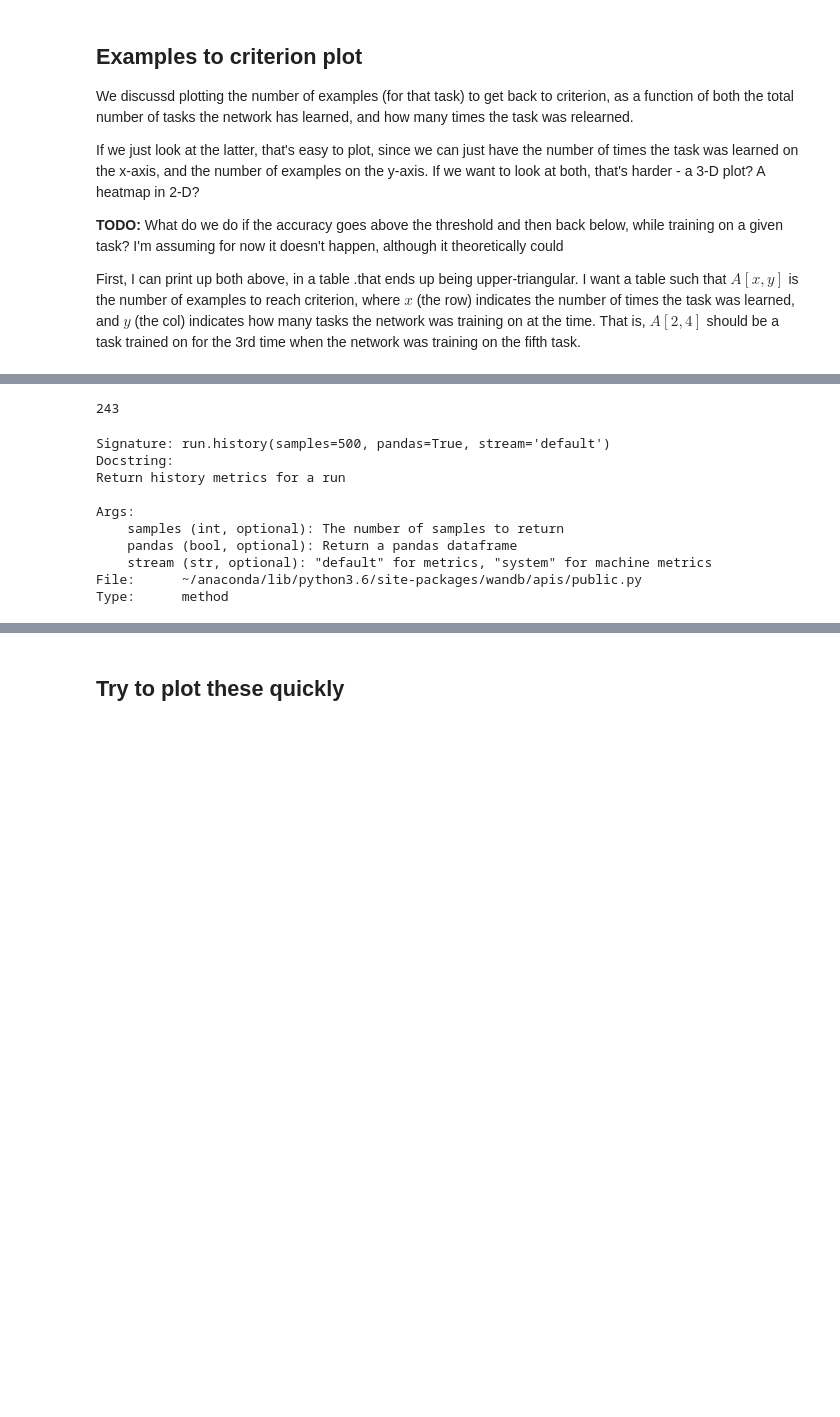
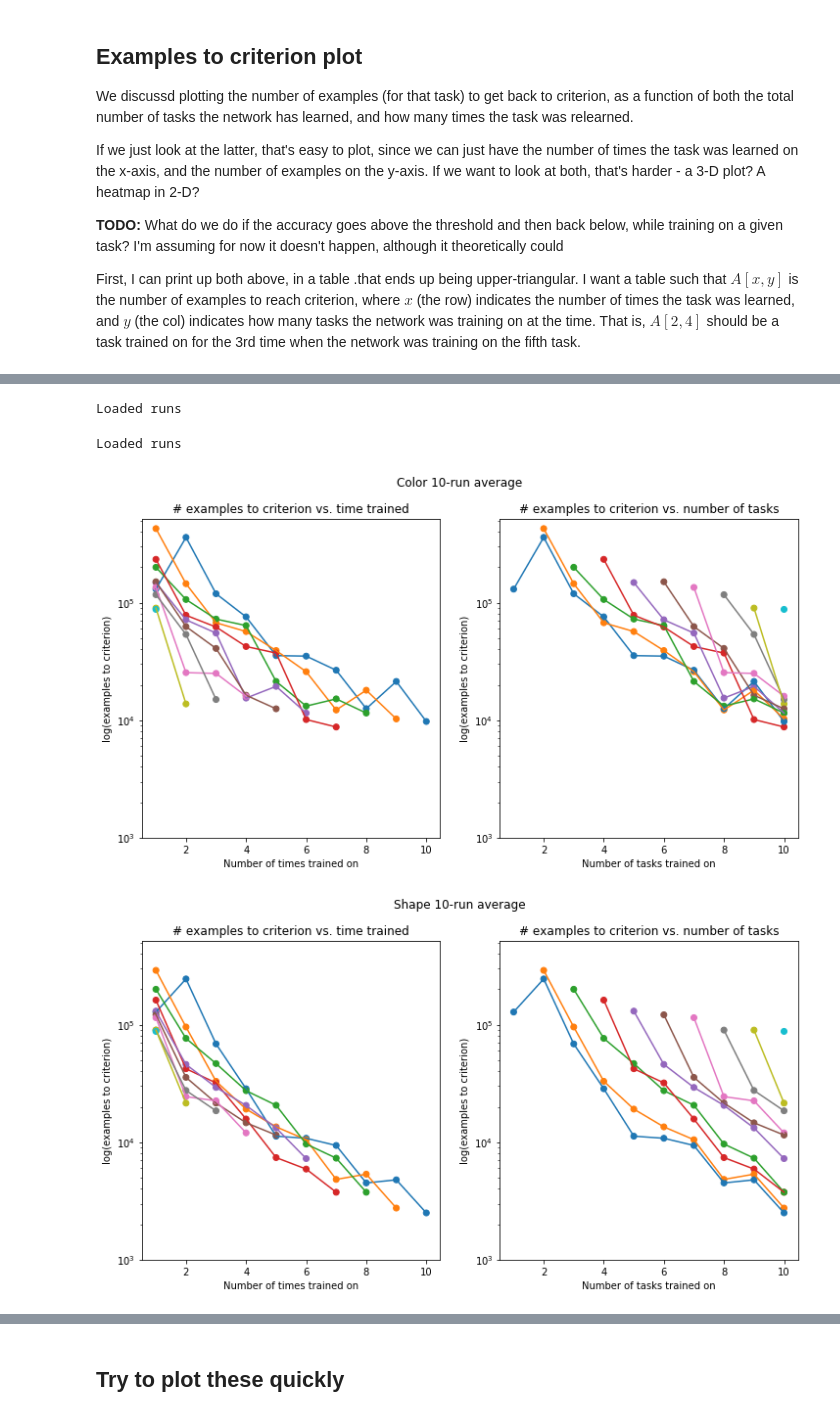
Before and after one commit to guydav/deep-learning-projects, a Jupyter notebook: notebooks/Meta_Learning_Baseline_Data_Analysis.ipynb, the cells around one changed output, grey strips where cells are left out. Cells and saved outputs as stored; diff of their text form; code cells hidden in the pictures; blank space fills up the shorter version.

Commit message:
More plotting work, including averaging over 10 and 50 runs per dimension

```diff
--- a/notebooks/Meta_Learning_Baseline_Data_Analysis.ipynb
+++ b/notebooks/Meta_Learning_Baseline_Data_Analysis.ipynb
@@ -154,15 +132,29 @@ pretty_print_results(accuracy_drop)
 # %%
-def average_multiple_runs(runs, count):
+def average_multiple_runs(runs):
     examples = []
     abs_accuracies = []
     accuracy_drops =[]
 
-    for i in range(count):
-        examples_to_criterion, absolute_accuracy, accuracy_drop = parse_run_results(current_run=runs[i])
+    for run in runs:
+        examples_to_criterion, absolute_accuracy, accuracy_drop = parse_run_results(current_run=run)
         examples.append(examples_to_criterion)
         abs_accuracies.append(absolute_accuracy)
         accuracy_drops.append(accuracy_drop)
 
     return np.mean(examples, axis=0), np.mean(abs_accuracies, axis=0), np.mean(accuracy_drops, axis=0)
 
-average_examples, average_abs_acc, average_acc_drop = average_multiple_runs(runs, 150)
+
+def runs_by_dimension(max_rep_id):
+    runs = api.runs('meta-learning-scaling/sequential-benchmark-baseline')
+
+    results = ([], [], [])
+
+    for run in runs:
+        run_id = int(run.description.split('\n')[0][-4:])
+        dimension = (run_id // 1000) - 1
+        rep = run_id % 1000
+        if rep < max_rep_id:
+            results[dimension].append(run)
+
+    return results
+# average_examples, average_abs_acc, average_acc_drop = average_multiple_runs(runs, 150)
@@ -189,17 +161,26 @@ vd2qgqtj stopped after 600 epochs
-# %%
-dict(run.summary)['_step']
-# %% [output]
-243
-# %%
-run.history?
-# %% [output]
-Signature: run.history(samples=500, pandas=True, stream='default')
-Docstring:
-Return history metrics for a run
-
-Args:
-    samples (int, optional): The number of samples to return
-    pandas (bool, optional): Return a pandas dataframe
-    stream (str, optional): "default" for metrics, "system" for machine metrics
-File:      ~/anaconda/lib/python3.6/site-packages/wandb/apis/public.py
-Type:      method
+# %%
+first_replication_by_dimension = runs_by_dimension(10)
+print('Loaded runs')
+first_replication_averages_by_dimension = [average_multiple_runs(run_set)
+                                           for run_set in first_replication_by_dimension]
+# %% [output]
+Loaded runs
+# %%
+five_replications_by_dimension = runs_by_dimension(50)
+print('Loaded runs')
+five_replications_averages_by_dimension = [average_multiple_runs(run_set)
+                                           for run_set in five_replications_by_dimension]
+# %% [output]
+Loaded runs
+# %%
+ylim = (1000, 520000)
+
+plot_examples_to_criterion(first_replication_averages_by_dimension[0][0],
+                           'Color 10-run average', ylim)
+plot_examples_to_criterion(first_replication_averages_by_dimension[1][0],
+                           'Shape 10-run average', ylim)
+plot_examples_to_criterion(first_replication_averages_by_dimension[2][0],
+                           'Material 10-run average', ylim)
+# %% [output]
+[figure, added]
+[figure, added]
```
Also changed, not shown: parts of 15 cells of this notebook, 1 other file.
